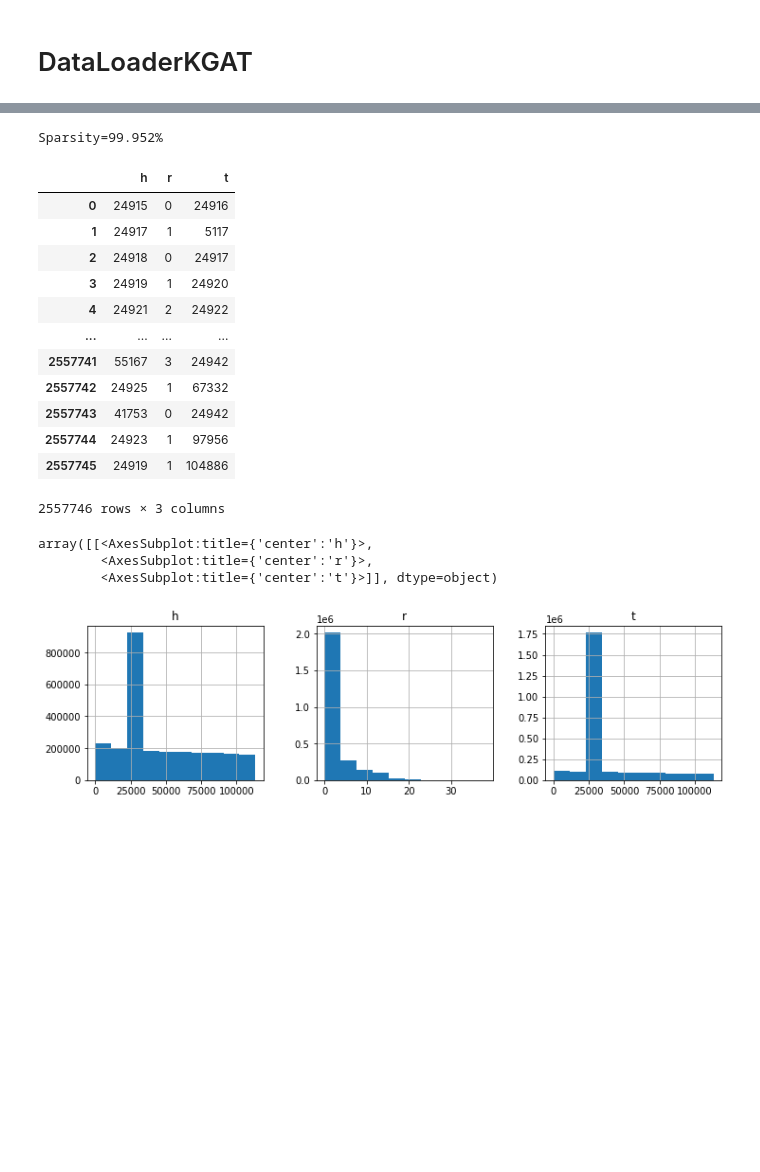
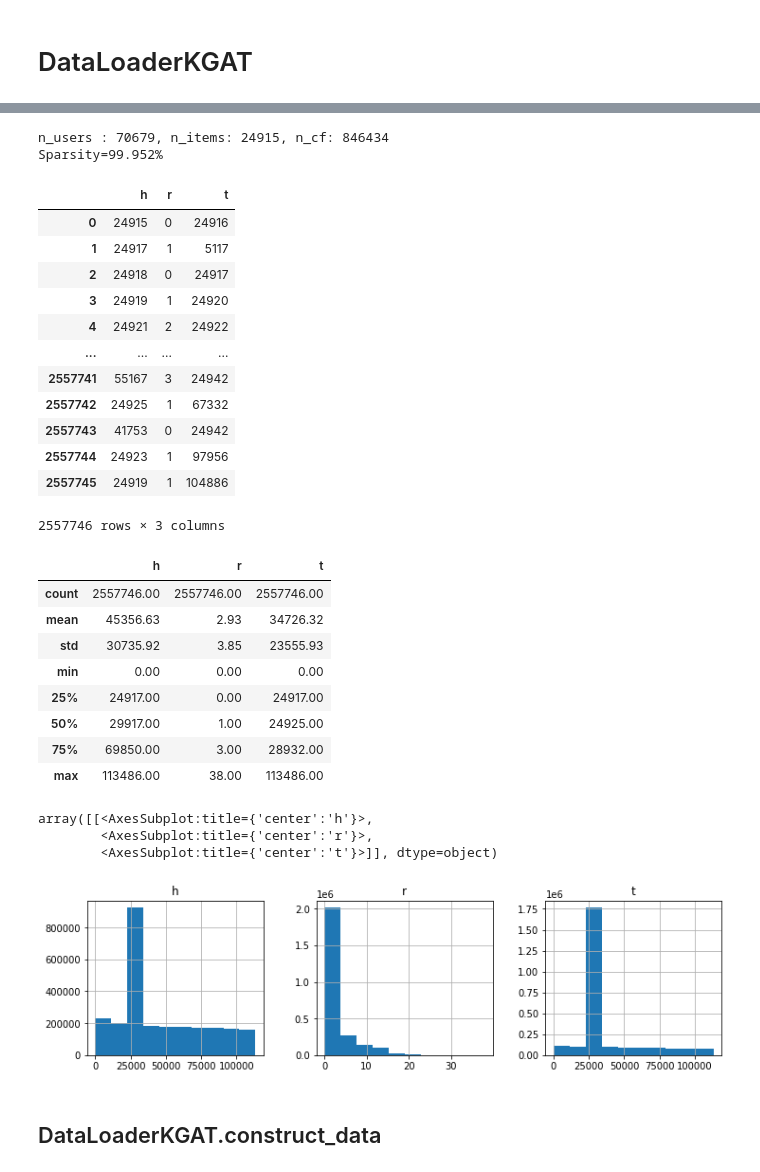
Before and after one commit to KwankiAhn/KGAT-pytorch, a Jupyter notebook: main_kgat_1.ipynb, the cells around one changed output, grey strips where cells are left out. Drawn from its saved outputs; the diff is of its cells as text; code cells hidden in the pictures; blank space fills up the shorter version.

```diff
--- a/main_kgat_1.ipynb
+++ b/main_kgat_1.ipynb
@@ -110,31 +78,44 @@ data = DataLoaderKGAT(args, logging)
 data.n_users, data.n_items, data.n_cf_train, data.n_cf_test, data.n_cf_train+data.n_cf_test
 fullSize = data.n_users * data.n_items
 validity = data.n_cf_train+data.n_cf_test
+print(f"n_users : {data.n_users}, n_items: {data.n_items}, n_cf: {validity}")
 print(f"Sparsity={(1.0 - validity / fullSize) * 100.0:.3f}%")
 # %% [output]
+n_users : 70679, n_items: 24915, n_cf: 846434
 Sparsity=99.952%
 # %%
 display(data.kg_data)
-data.kg_data.describe().apply(lambda s: s.apply('{0:.2f}'.format))
+display(data.kg_data.describe().apply(lambda s: s.apply('{0:.2f}'.format)))
 display(data.kg_data.hist(figsize=(12,3), layout=(1,3)))
 # %% [output]
 |  | h | r | t |
 | 0 | 24915 | 0 | 24916 |
 | 1 | 24917 | 1 | 5117 |
 | 2 | 24918 | 0 | 24917 |
 | 3 | 24919 | 1 | 24920 |
 | 4 | 24921 | 2 | 24922 |
 | ... | ... | ... | ... |
 | 2557741 | 55167 | 3 | 24942 |
 | 2557742 | 24925 | 1 | 67332 |
 | 2557743 | 41753 | 0 | 24942 |
 | 2557744 | 24923 | 1 | 97956 |
 | 2557745 | 24919 | 1 | 104886 |
 2557746 rows × 3 columns
+|  | h | r | t |
+| count | 2557746.00 | 2557746.00 | 2557746.00 |
+| mean | 45356.63 | 2.93 | 34726.32 |
+| std | 30735.92 | 3.85 | 23555.93 |
+| min | 0.00 | 0.00 | 0.00 |
+| 25% | 24917.00 | 0.00 | 24917.00 |
+| 50% | 29917.00 | 1.00 | 24925.00 |
+| 75% | 69850.00 | 3.00 | 28932.00 |
+| max | 113486.00 | 38.00 | 113486.00 |
 array([[<AxesSubplot:title={'center':'h'}>,
         <AxesSubplot:title={'center':'r'}>,
         <AxesSubplot:title={'center':'t'}>]], dtype=object)
 [figure]
+# %% [markdown]
+## DataLoaderKGAT.construct_data
 # %%
     kg_data = data.kg_data
 
```
Also changed, not shown: parts of 10 cells of this notebook.
